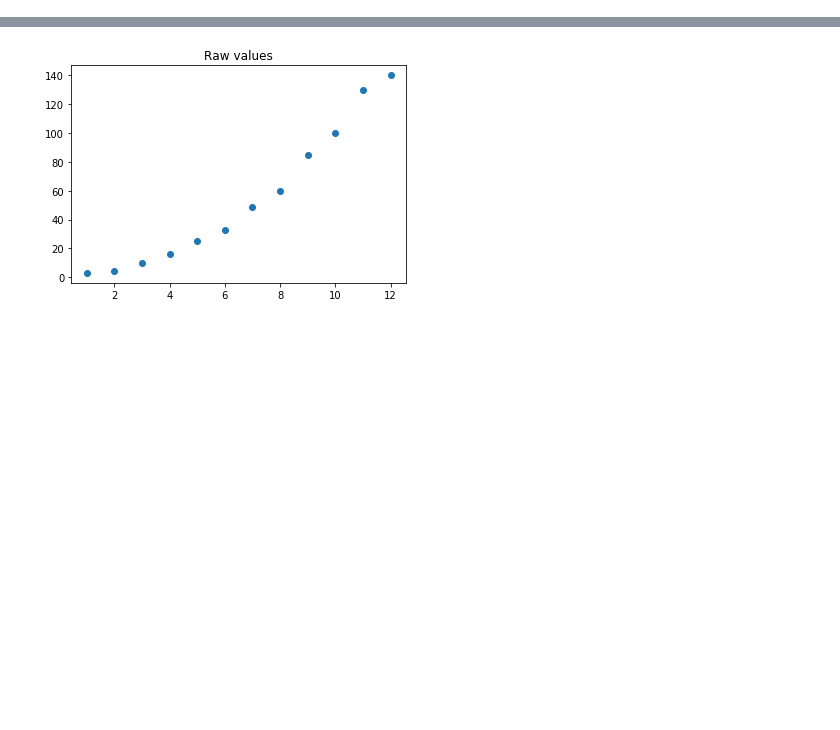
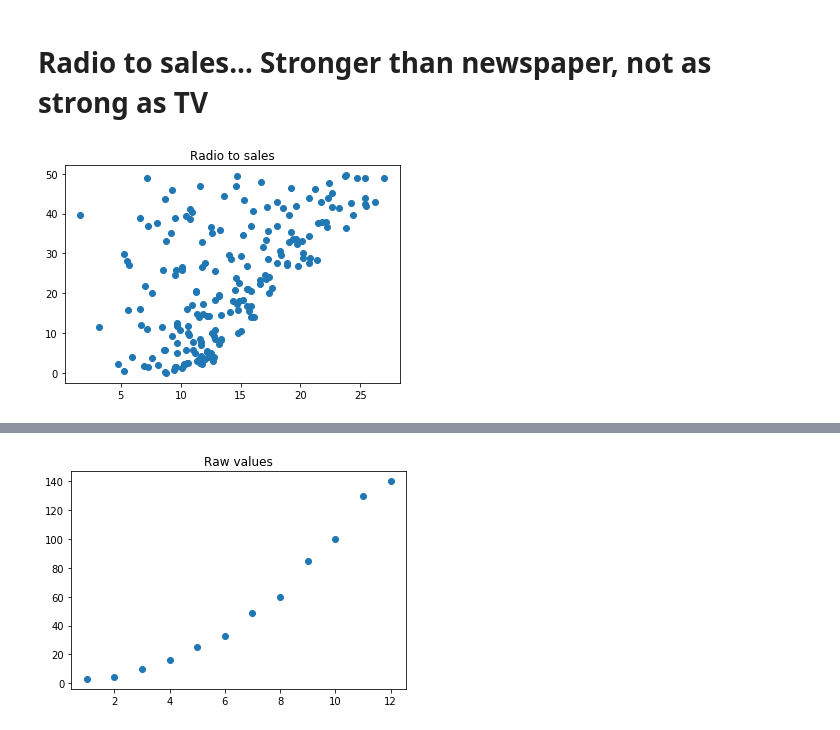
Before and after one commit to lgofish/U2Lesson3, a Jupyter notebook: U2L4-3.ipynb, the cells around one changed output, grey strips where cells are left out. Drawn from its saved outputs; the diff is of its cells as text; code cells hidden in the pictures; blank space fills up the shorter version.

```diff
--- a/U2L4-3.ipynb
+++ b/U2L4-3.ipynb
@@ -53,0 +74,13 @@ R-squared:
+# %% [markdown]
+# Radio to sales... Stronger than newspaper, not as strong as TV
+# %%
+# Sample data.
+outcome = data['Sales']
+feature = data['Radio']
+
+# Plot the data as-is. Looks a mite quadratic.
+plt.scatter(outcome, feature)
+plt.title('Radio to sales')
+plt.show()
+# %% [output]
+[figure, added]
```
Also changed, not shown: parts of 20 cells of this notebook, 3 other files.
